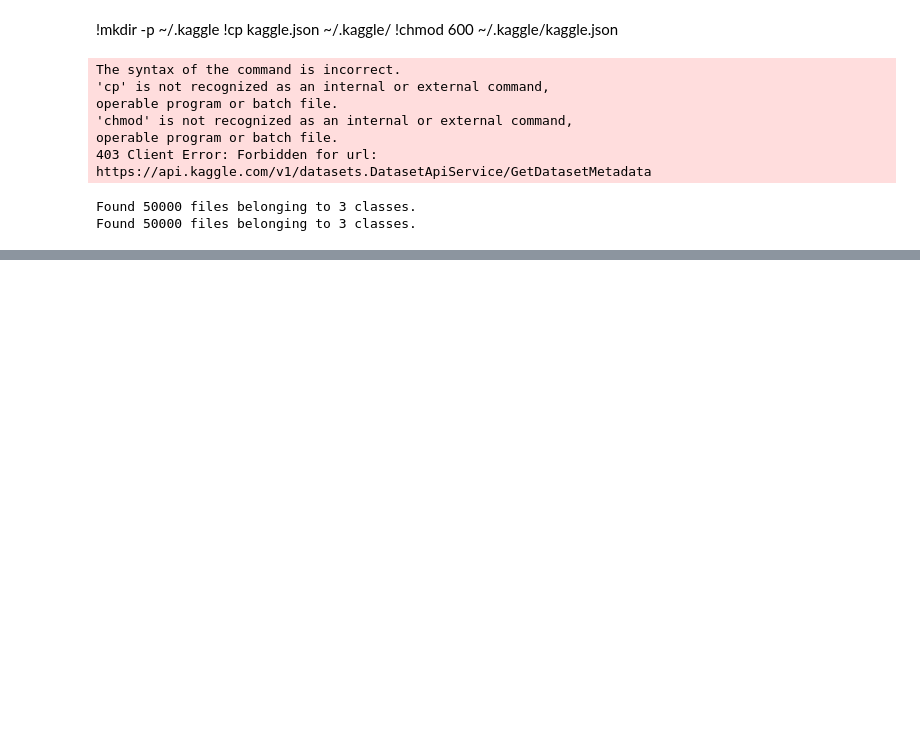
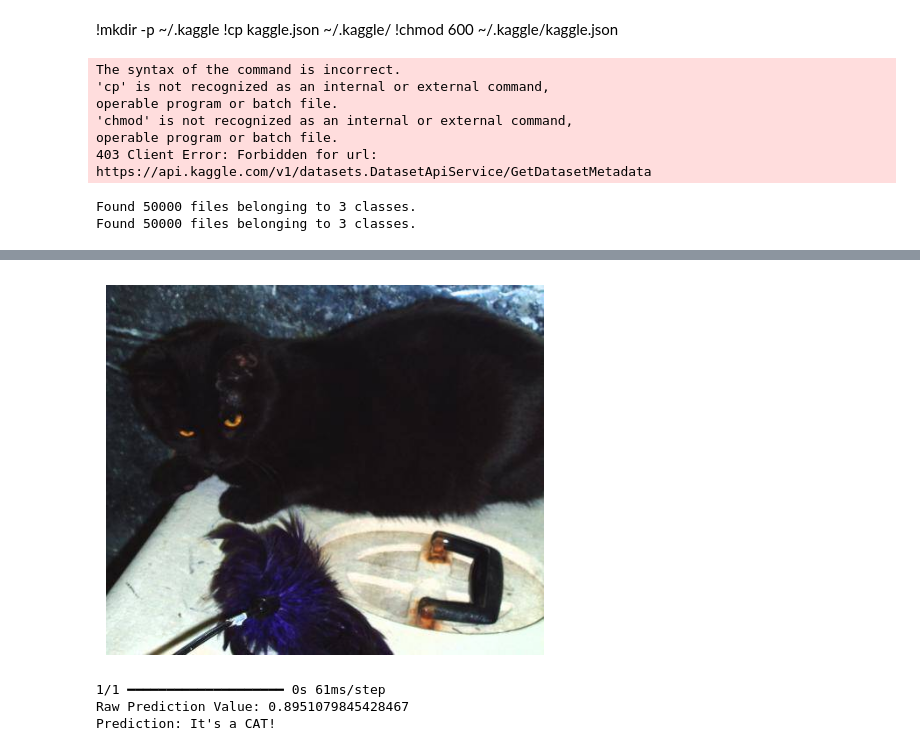
Before and after one commit to sahlanaurah-ux/cat-vs-dog-imgclassification-, a Jupyter notebook: cat-vs-dogai.ipynb, the cells around one changed output, grey strips where cells are left out. Saved outputs shown, nothing was run; the diff lists cells and outputs as text; code cells hidden in the pictures; blank space fills up the shorter version.

```diff
--- a/cat-vs-dogai.ipynb
+++ b/cat-vs-dogai.ipynb
@@ -139,28 +164,36 @@ plt.show()
 # %%
-image_path = '/content/cat.jpg'
+import os
+import cv2
+import matplotlib.pyplot as plt
+image_path = r"C:\Users\Newtouch\Desktop\AIMI1\archive (1)\catsvsdogs\test\cats\cat.8118.jpg"
 
 if os.path.exists(image_path):
     test_img = cv2.imread(image_path)
     # Convert BGR (OpenCV default) to RGB for correct matplotlib plotting
     test_img_rgb = cv2.cvtColor(test_img, cv2.COLOR_BGR2RGB)
     plt.imshow(test_img_rgb)
     plt.axis('off')
     plt.show()
 
     # Preprocess the image to fit model expectations
     test_img_resized = cv2.resize(test_img, (256, 256))
     test_input = test_img_resized.reshape((1, 256, 256, 3))
 
     # Scale image pixels if the training pipeline scales them
     test_input = test_input / 255.0
 
     # Prediction
     prediction = model.predict(test_input)
     print(f"Raw Prediction Value: {prediction[0][0]}")
 
     if prediction[0][0] < 0.5:
+        print("Prediction: It's a DOG!")
+    else:
         print("Prediction: It's a CAT!")
-    else:
-        print("Prediction: It's a DOG!")
 else:
     print(f"Image not found at {image_path}. Please check your path.")
+# %% [output]
+[figure, added]
+1/1 ━━━━━━━━━━━━━━━━━━━━ 0s 61ms/step
+Raw Prediction Value: 0.8951079845428467
+Prediction: It's a CAT!
```
Also changed, not shown: parts of 3 cells of this notebook.
